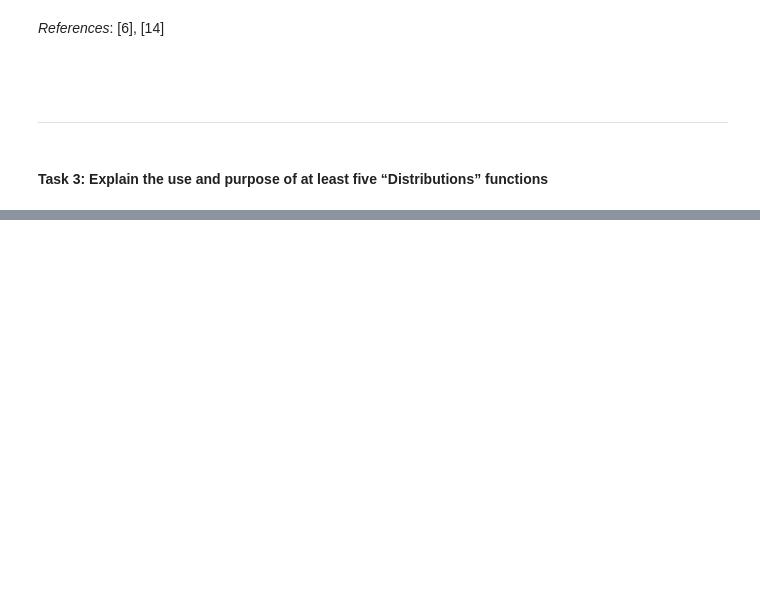
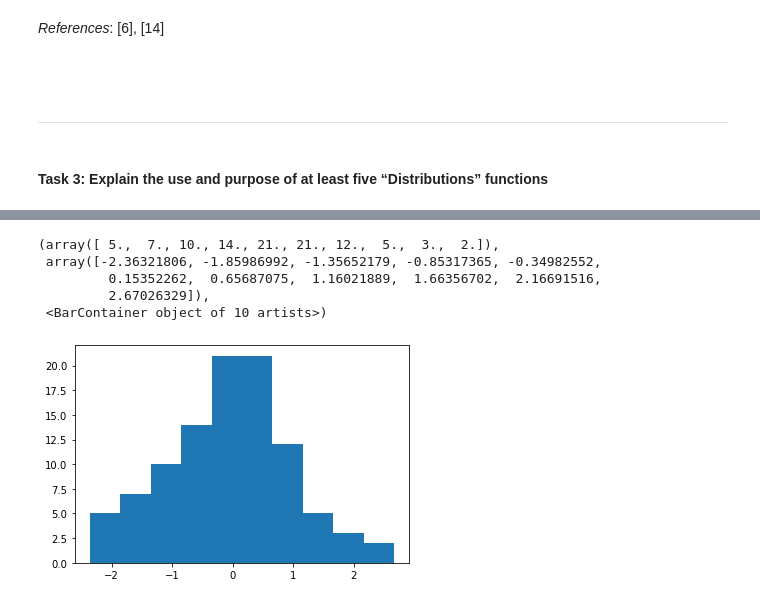
Before and after one commit to G00398258/progforda_assignment, a Jupyter notebook: progda_assignment.ipynb, the cells around one changed output, grey strips where cells are left out. Drawn from its saved outputs; the diff is of its cells as text; code cells hidden in the pictures; blank space fills up the shorter version.

Commit message:
Finishing up with distributions, need to check if the images included in the notebook are rendering on github

```diff
--- a/progda_assignment.ipynb
+++ b/progda_assignment.ipynb
@@ -374,0 +408,11 @@ You can't discuss generating random numbers without discussing normal distributi
+# %%
+# Example - lets plot a histogram of function x with mean 0 and standard deviation 1
+x = np.random.normal(loc=0, scale=1, size=(100))
+plt.hist(x)
+# %% [output]
+(array([ 5.,  7., 10., 14., 21., 21., 12.,  5.,  3.,  2.]),
+ array([-2.36321806, -1.85986992, -1.35652179, -0.85317365, -0.34982552,
+         0.15352262,  0.65687075,  1.16021889,  1.66356702,  2.16691516,
+         2.67026329]),
+ <BarContainer object of 10 artists>)
+[figure, added]
```
Also changed, not shown: parts of 58 cells of this notebook.
